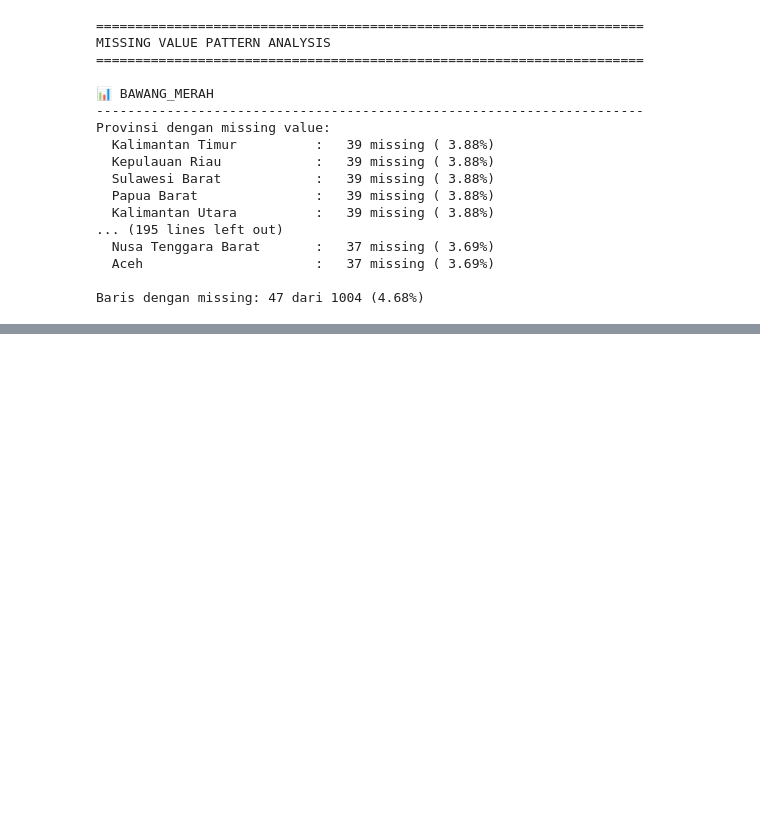
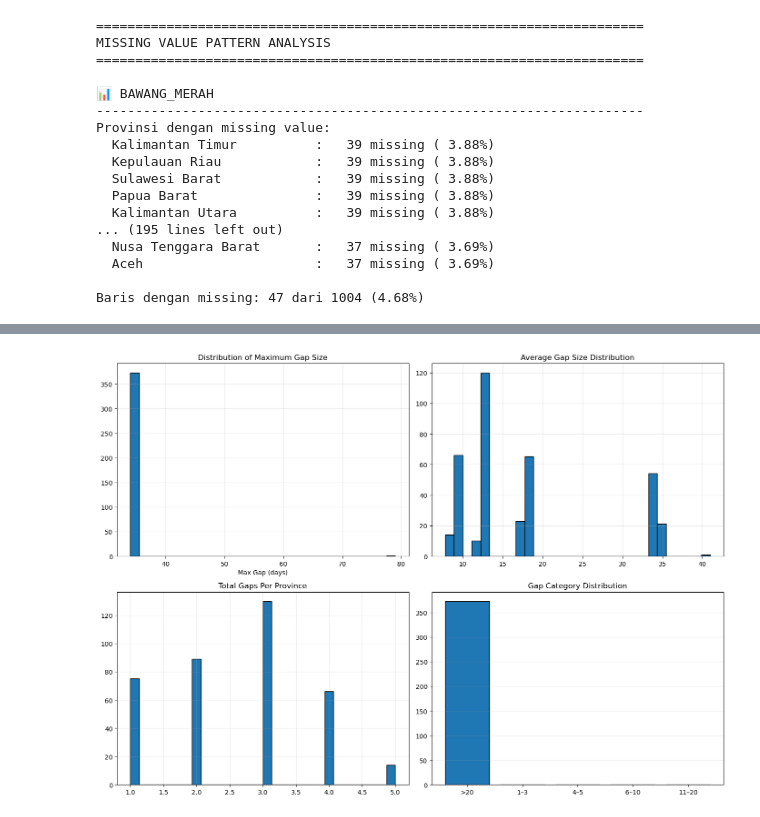
Before and after one commit to yusuf601/Final-AI-Submission, a Jupyter notebook: Final_Project.ipynb, the cells around one changed output, grey strips where cells are left out. Drawn from its saved outputs; the diff is of its cells as text; code cells hidden in the pictures; blank space fills up the shorter version.

```diff
--- a/Final_Project.ipynb
+++ b/Final_Project.ipynb
@@ -327,0 +318,70 @@ Interpolated points: 35
+# %%
+print("\n" + "="*70)
+print("2️⃣ GAP SIZE ANALYSIS - ALL PROVINCES")
+print("="*70)
+
+gap_data = []
+
+for key, df in data.items():
+    for col in df.columns:
+        if col == "Date":
+            continue
+
+        if not df[col].isnull().any():
+            continue
+
+        is_null = df[col].isnull()
+        gap = 0
+        gaps = []
+
+        for v in is_null:
+            if v:
+                gap += 1
+            else:
+                if gap > 0:
+                    gaps.append(gap)
+                gap = 0
+
+        if gap > 0:
+            gaps.append(gap)
+
+        if gaps:
+            gap_data.append({
+                "commodity": key,
+                "province": col,
+                "num_gaps": len(gaps),
+                "max_gap": max(gaps),
+                "mean_gap": np.mean(gaps),
+                "total_missing": sum(gaps)
+            })
+
+df_gaps = pd.DataFrame(gap_data)
+
+print("\nGap statistics:")
+print(df_gaps[["max_gap", "mean_gap", "num_gaps"]].describe())
+
+# Plot
+fig, axes = plt.subplots(2, 2, figsize=(14,10))
+
+axes[0,0].hist(df_gaps["max_gap"], bins=30, edgecolor="black")
+axes[0,0].set_title("Distribution of Maximum Gap Size")
+axes[0,0].set_xlabel("Max Gap (days)")
+axes[0,0].grid(True, alpha=0.3)
+
+axes[0,1].hist(df_gaps["mean_gap"], bins=30, edgecolor="black")
+axes[0,1].set_title("Average Gap Size Distribution")
+axes[0,1].grid(True, alpha=0.3)
+
+axes[1,0].hist(df_gaps["num_gaps"], bins=30, edgecolor="black")
+axes[1,0].set_title("Total Gaps Per Province")
+axes[1,0].grid(True, alpha=0.3)
+
+gap_cat = pd.cut(df_gaps["max_gap"], bins=[0,3,5,10,20,50],
+                 labels=["1–3","4–5","6–10","11–20",">20"])
+axes[1,1].bar(gap_cat.value_counts().index, gap_cat.value_counts().values, edgecolor="black")
+axes[1,1].set_title("Gap Category Distribution")
+axes[1,1].grid(True, alpha=0.3, axis="y")
+
+plt.tight_layout()
+plt.show()
+# %% [output]
@@ -327,0 +402 @@ Interpolated points: 35
+[figure, added]
```
Also changed, not shown: parts of 16 cells of this notebook.
